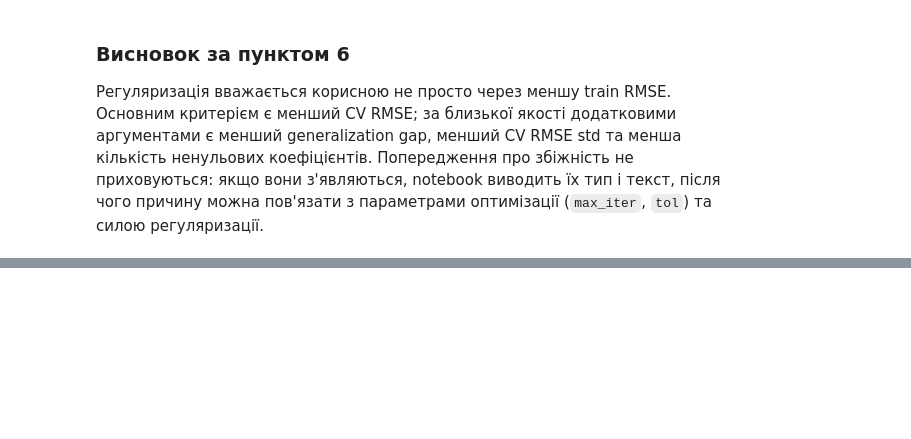
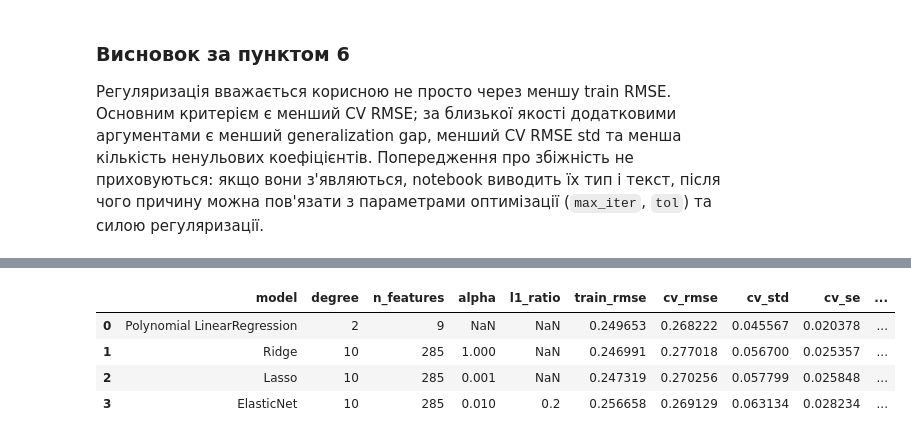
Before and after one commit to Yaroslav071315/machine-learning-course-volovnyk, a Jupyter notebook: practical03/notebook/Practical03.ipynb, the cells around one changed output, grey strips where cells are left out. Saved outputs shown, nothing was run; the diff lists cells and outputs as text; code cells hidden in the pictures; blank space fills up the shorter version.

Commit message:
Robustness Check and Final Model Selection

```diff
--- a/practical03/notebook/Practical03.ipynb
+++ b/practical03/notebook/Practical03.ipynb
@@ -671,0 +807,90 @@ coef_paths.to_csv(FIG_DIR / "regularization_paths.csv", index=False)
+# %%
+# Найкраща нерегуляризована модель з контрольованої шкали складності.
+best_poly_row = poly_results.loc[poly_results["cv_rmse_mean"].idxmin()]
+best_poly_degree = int(best_poly_row["degree"])
+
+candidate_rows = []
+
+# Простий baseline з найкращої області кривої.
+baseline_pipe = make_poly_linear(best_poly_degree)
+base_cv = cross_validate(
+    baseline_pipe, X_train, y_train, cv=cv_fixed,
+    scoring="neg_root_mean_squared_error", return_train_score=True, n_jobs=-1
+)
+base_tr = -base_cv["train_score"]
+base_va = -base_cv["test_score"]
+baseline_pipe.fit(X_train, y_train)
+base_coef = baseline_pipe.named_steps["model"].coef_
+candidate_rows.append({
+    "model": "Polynomial LinearRegression",
+    "degree": best_poly_degree,
+    "n_features": int(best_poly_row["n_polynomial_features"]),
+    "alpha": np.nan,
+    "l1_ratio": np.nan,
+    "train_rmse": base_tr.mean(),
+    "cv_rmse": base_va.mean(),
+    "cv_std": base_va.std(ddof=1),
+    "cv_se": base_va.std(ddof=1) / np.sqrt(5),
+    "generalization_gap": base_va.mean() - base_tr.mean(),
+    "coef_l2_norm": float(np.linalg.norm(base_coef)),
+    "nonzero_coefficients": int(np.count_nonzero(np.abs(base_coef) > 1e-10)),
+    "stability": "high — fixed degree baseline",
+    "fit_time_sec": base_cv["fit_time"].mean()
+})
+
+for row in best_alpha.to_dict("records"):
+    name = row["model"]
+    if name == "Ridge":
+        est = Ridge(alpha=float(row["alpha"]))
+    elif name == "Lasso":
+        est = Lasso(alpha=float(row["alpha"]), max_iter=200000, tol=1e-3)
+    else:
+        est = ElasticNet(alpha=float(row["alpha"]), l1_ratio=float(row["l1_ratio"]), max_iter=200000, tol=1e-3, random_state=42)
+    pipe = regularized_pipeline(est)
+    res = cross_validate(pipe, X_train, y_train, cv=cv_fixed, scoring="neg_root_mean_squared_error", return_train_score=True, n_jobs=-1)
+    tr, va = -res["train_score"], -res["test_score"]
+    pipe.fit(X_train, y_train)
+    coef = pipe.named_steps["model"].coef_
+    stab = stability_results[stability_results.model.eq(name)]
+    alpha_range = f"{stab.alpha.min():g}–{stab.alpha.max():g}"
+    candidate_rows.append({
+        "model": name,
+        "degree": COMPLEX_DEGREE,
+        "n_features": max_features,
+        "alpha": float(row["alpha"]),
+        "l1_ratio": row.get("l1_ratio", np.nan),
+        "train_rmse": tr.mean(),
+        "cv_rmse": va.mean(),
+        "cv_std": va.std(ddof=1),
+        "cv_se": va.std(ddof=1) / np.sqrt(5),
+        "generalization_gap": va.mean()-tr.mean(),
+        "coef_l2_norm": float(np.linalg.norm(coef)),
+        "nonzero_coefficients": int(np.count_nonzero(np.abs(coef) > 1e-10)),
+        "stability": f"alpha range {alpha_range}; RMSE SD={stab.cv_rmse_mean.std():.4f}",
+        "fit_time_sec": res["fit_time"].mean()
+    })
+
+final_candidates = pd.DataFrame(candidate_rows)
+display(final_candidates.round(6))
+final_candidates.to_csv(FIG_DIR / "final_model_comparison.csv", index=False)
+
+# One-standard-error rule.
+best_idx = final_candidates["cv_rmse"].idxmin()
+best_cv = final_candidates.loc[best_idx, "cv_rmse"]
+best_se = final_candidates.loc[best_idx, "cv_se"]
+one_se_limit = best_cv + best_se
+within_1se = final_candidates[final_candidates["cv_rmse"] <= one_se_limit].copy()
+within_1se["complexity_score"] = within_1se["n_features"] * within_1se["coef_l2_norm"]
+one_se_choice = within_1se.sort_values(["n_features", "coef_l2_norm"]).iloc[0]
+
+print(f"Найкращий CV RMSE: {best_cv:.6f}")
+print(f"Межа правила 1-SE: {one_se_limit:.6f}")
+print("Кандидати в межах 1-SE:")
+display(within_1se[["model", "degree", "n_features", "cv_rmse", "cv_se", "generalization_gap"]].round(6))
+print(f"Вибір за правилом 1-SE: {one_se_choice['model']}")
+# %% [output]
+|  | model | degree | n_features | alpha | l1_ratio | train_rmse | cv_rmse | cv_std | cv_se | ... |
+| 0 | Polynomial LinearRegression | 2 | 9 | NaN | NaN | 0.249653 | 0.268222 | 0.045567 | 0.020378 | ... |
+| 1 | Ridge | 10 | 285 | 1.000 | NaN | 0.246991 | 0.277018 | 0.056700 | 0.025357 | ... |
+| 2 | Lasso | 10 | 285 | 0.001 | NaN | 0.247319 | 0.270256 | 0.057799 | 0.025848 | ... |
+| 3 | ElasticNet | 10 | 285 | 0.010 | 0.2 | 0.256658 | 0.269129 | 0.063134 | 0.028234 | ... |
```
Also changed, not shown: parts of 25 cells of this notebook.
